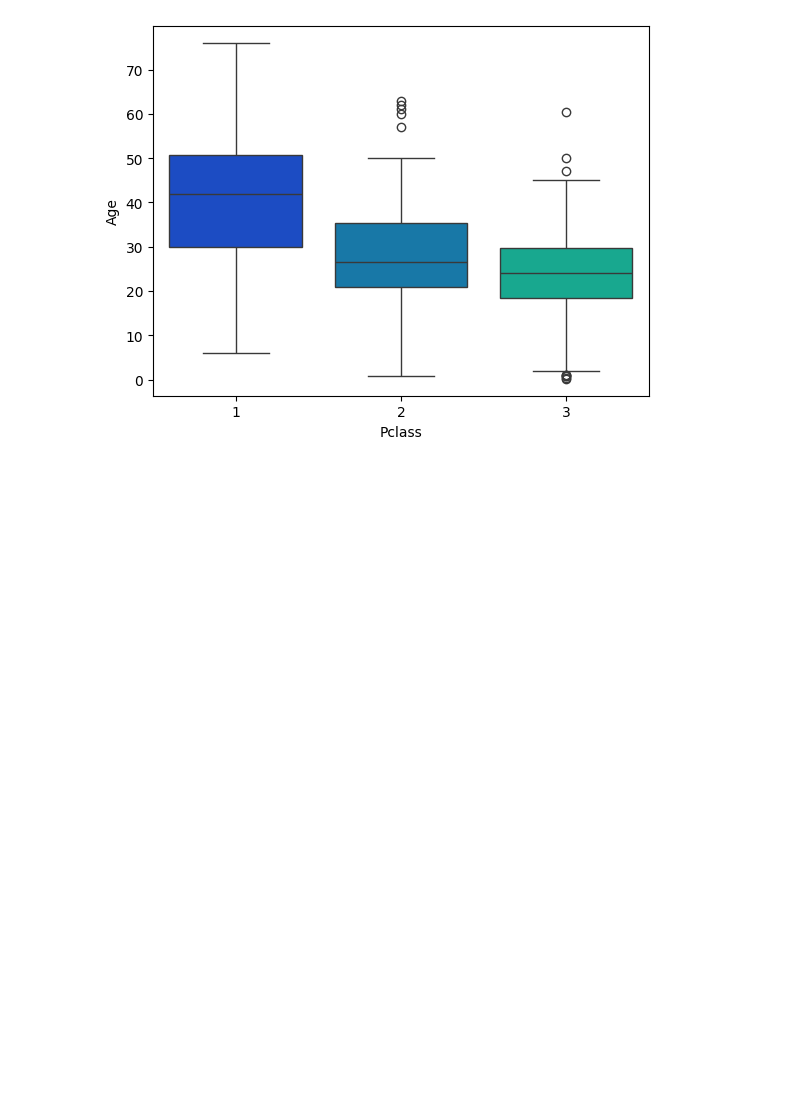
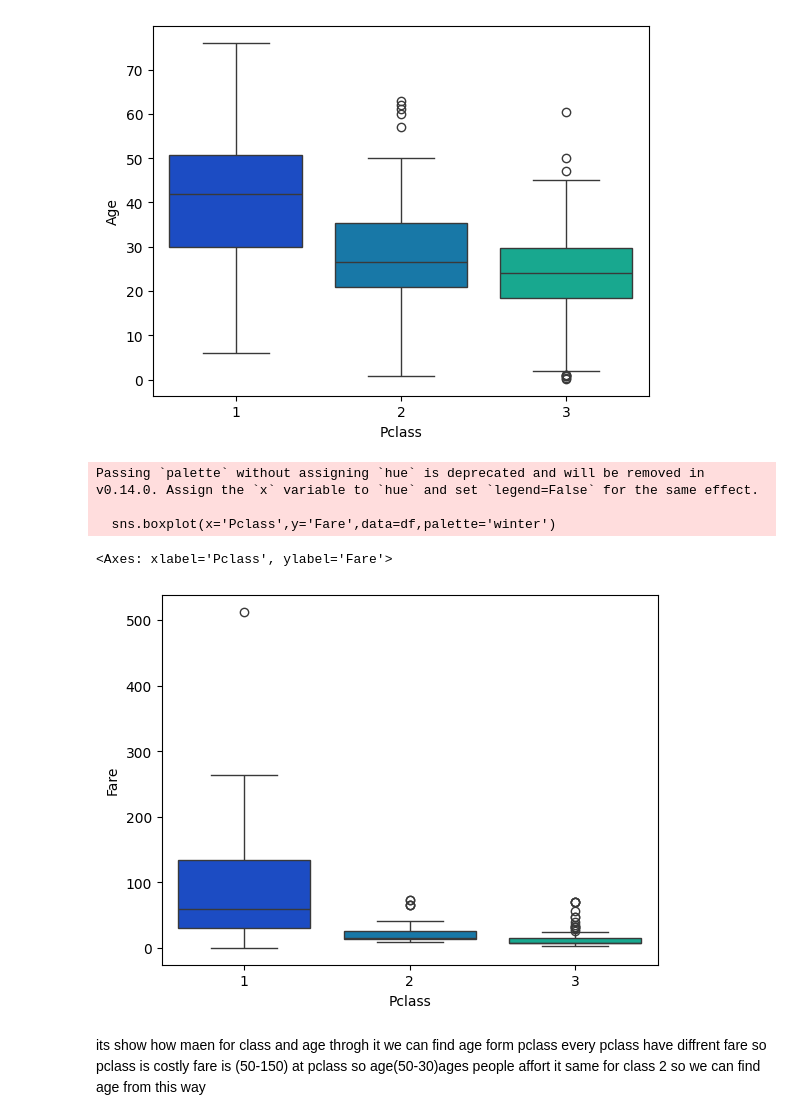
Before and after one commit to Nehaasati/KK1-Malm-Neha-asati, a Jupyter notebook: titanic.ipynb, the cells around one changed output. Drawn from its saved outputs; the diff is of its cells as text; code cells hidden in the pictures; blank space fills up the shorter version.

```diff
--- a/titanic.ipynb
+++ b/titanic.ipynb
@@ -116,3 +116,13 @@ Passing `palette` without assigning `hue` is deprecated and will be removed in v
   sns.boxplot(x='Pclass',y='Age',data=df,palette='winter')
 <Axes: xlabel='Pclass', ylabel='Age'>
 [figure]
+# %%
+sns.boxplot(x='Pclass',y='Fare',data=df,palette='winter')
+# %% [output]
+Passing `palette` without assigning `hue` is deprecated and will be removed in v0.14.0. Assign the `x` variable to `hue` and set `legend=False` for the same effect.
+
+  sns.boxplot(x='Pclass',y='Fare',data=df,palette='winter')
+<Axes: xlabel='Pclass', ylabel='Fare'>
+[figure, added]
+# %% [markdown]
+its show how maen for class and age throgh it we can find age form pclass every pclass have diffrent fare so pclass is costly fare is (50-150) at pclass so age(50-30)ages people affort it same for class 2 so we can find age from this way
```
Also changed, not shown: 1 other file.
